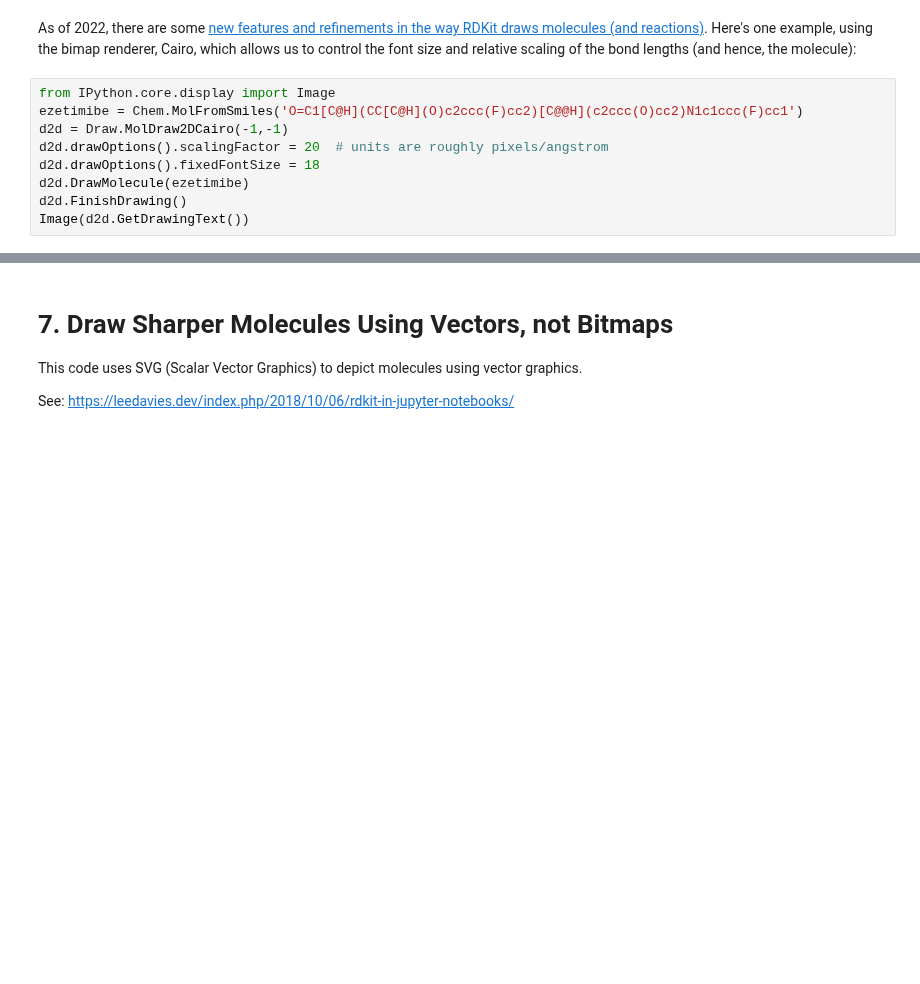
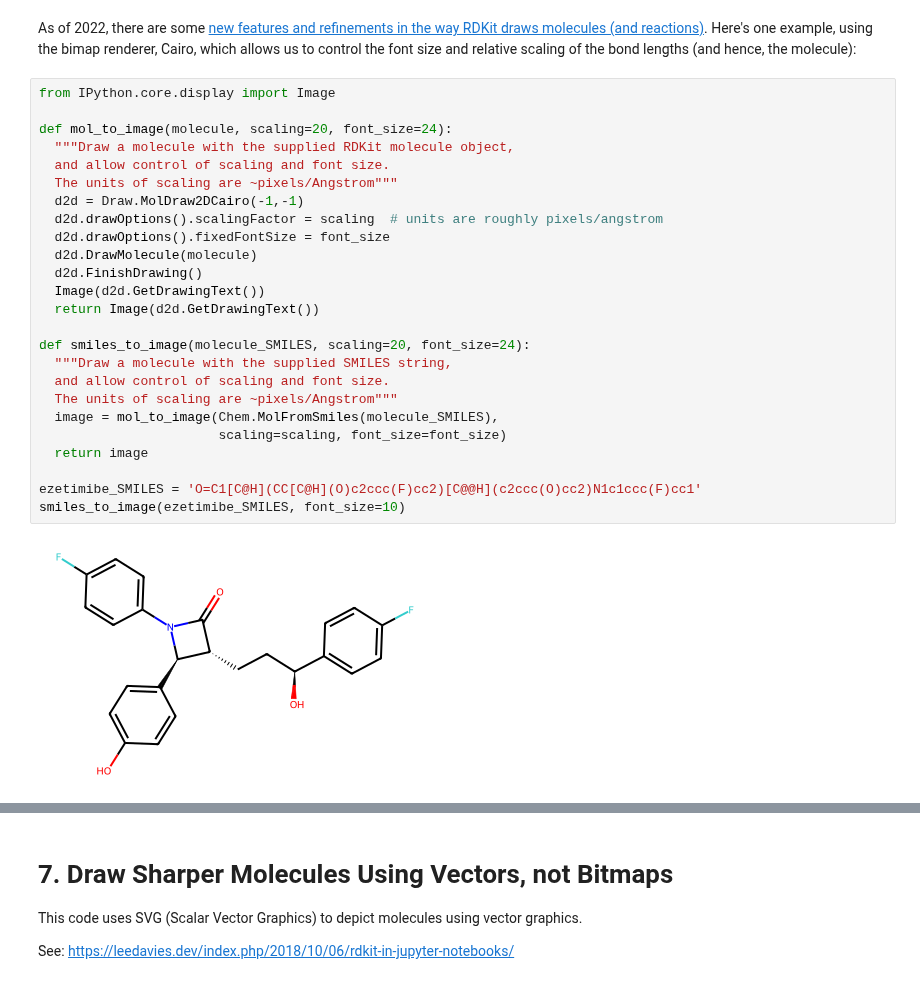
Before and after one commit to gmm/RDKit-on-Colab, a Jupyter notebook: RDKit_Google_Colab.ipynb, the cells around one changed output, grey strips where cells are left out. Cells and saved outputs as stored; diff of their text form; blank space fills up the shorter version.

Commit message:
Added methods for converting molecules to images with options for scaling and font size. Added example showing aspirin.

```diff
--- a/RDKit_Google_Colab.ipynb
+++ b/RDKit_Google_Colab.ipynb
@@ -531,11 +536,29 @@ set_atom_index_labels(mol, 'atomNote', one_based=True)
 # %% [markdown]
 As of 2022, there are some [new features and refinements in the way RDKit draws molecules (and reactions)](https://greglandrum.github.io/rdkit-blog/technical/2022/03/18/refactoring-moldraw2d.html). Here's one example, using the bimap renderer, Cairo, which allows us to control the font size and relative scaling of the bond lengths (and hence, the molecule):
-# %%
-from IPython.core.display import Image
-ezetimibe = Chem.MolFromSmiles('O=C1[C@H](CC[C@H](O)c2ccc(F)cc2)[C@@H](c2ccc(O)cc2)N1c1ccc(F)cc1')
-d2d = Draw.MolDraw2DCairo(-1,-1)
-d2d.drawOptions().scalingFactor = 20  # units are roughly pixels/angstrom
-d2d.drawOptions().fixedFontSize = 18
-d2d.DrawMolecule(ezetimibe)
-d2d.FinishDrawing()
-Image(d2d.GetDrawingText())
+# %%
+from IPython.core.display import Image
+
+def mol_to_image(molecule, scaling=20, font_size=24):
+  """Draw a molecule with the supplied RDKit molecule object,
+  and allow control of scaling and font size.
+  The units of scaling are ~pixels/Angstrom"""
+  d2d = Draw.MolDraw2DCairo(-1,-1)
+  d2d.drawOptions().scalingFactor = scaling  # units are roughly pixels/angstrom
+  d2d.drawOptions().fixedFontSize = font_size
+  d2d.DrawMolecule(molecule)
+  d2d.FinishDrawing()
+  Image(d2d.GetDrawingText())
+  return Image(d2d.GetDrawingText())
+
+def smiles_to_image(molecule_SMILES, scaling=20, font_size=24):
+  """Draw a molecule with the supplied SMILES string,
+  and allow control of scaling and font size.
+  The units of scaling are ~pixels/Angstrom"""
+  image = mol_to_image(Chem.MolFromSmiles(molecule_SMILES),
+                       scaling=scaling, font_size=font_size)
+  return image
+
+ezetimibe_SMILES = 'O=C1[C@H](CC[C@H](O)c2ccc(F)cc2)[C@@H](c2ccc(O)cc2)N1c1ccc(F)cc1'
+smiles_to_image(ezetimibe_SMILES, font_size=10)
+# %% [output]
+[figure, added]
```
Also changed, not shown: parts of 19 cells of this notebook.
